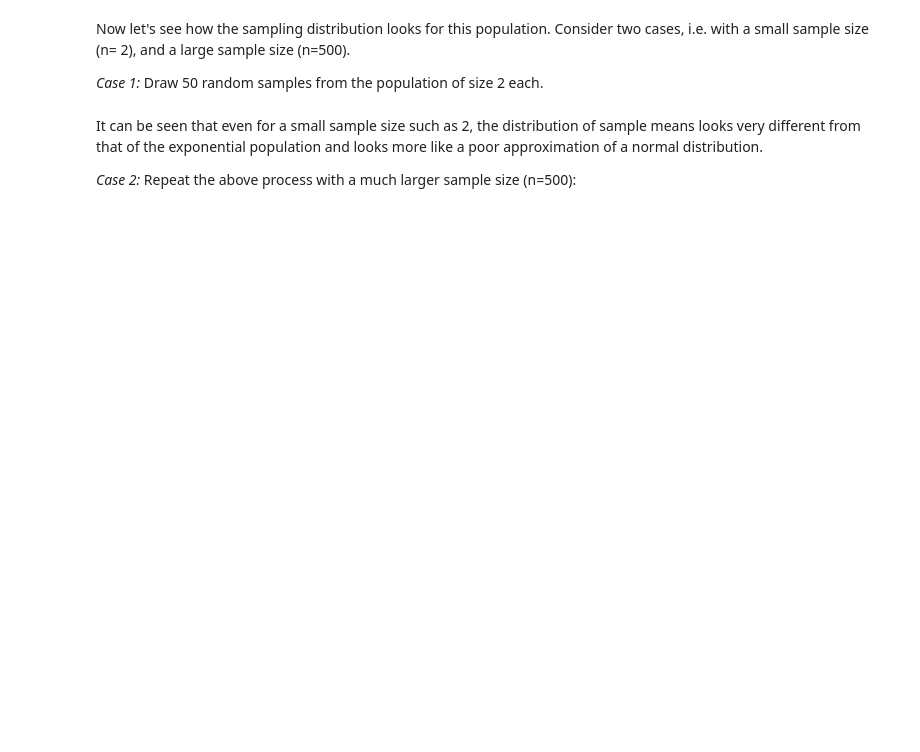
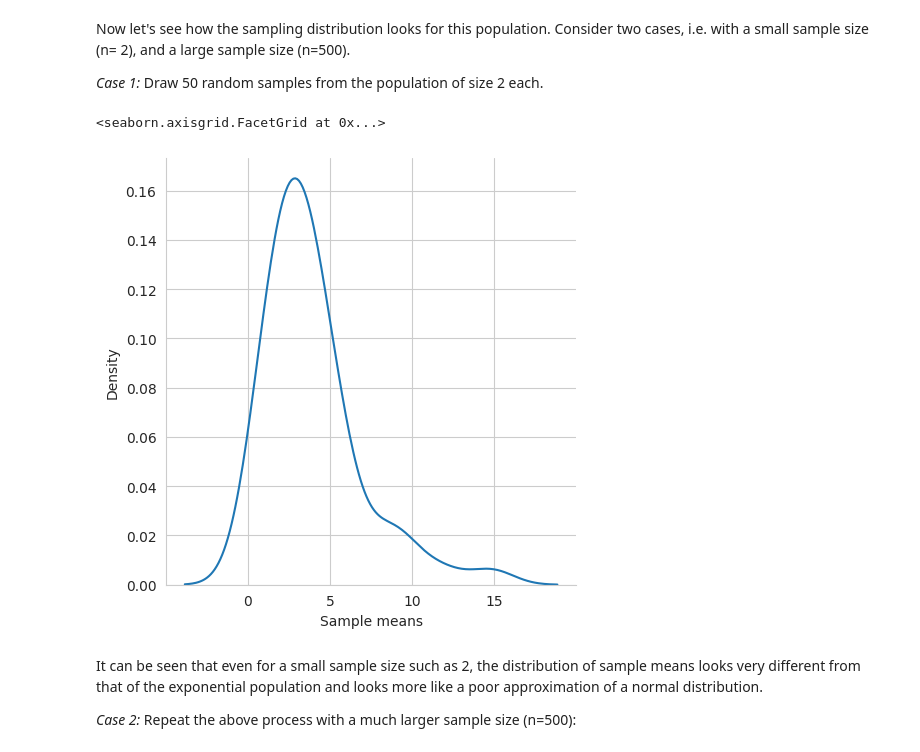
Before and after one commit to Shrutiba/iisc_cds, a Jupyter notebook: M1_AST_02_Probability_distributions_A.ipynb, the cells around one changed output. Drawn from its saved outputs; the diff is of its cells as text; code cells hidden in the pictures; blank space fills up the shorter version.

```diff
--- a/M1_AST_02_Probability_distributions_A.ipynb
+++ b/M1_AST_02_Probability_distributions_A.ipynb
@@ -446,7 +478,12 @@ df2
 # %%
 # For each of the 50 samples, the sample mean and its distribution plot is given as
 df2_sample_means = df2.mean()
 # YOUR CODE HERE for distribution plot
+df2_sm = pd.DataFrame(df2_sample_means,columns=['Sample means'])
+sns.displot(df2_sm,x='Sample means',kind='kde')
+# %% [output]
+<seaborn.axisgrid.FacetGrid at 0x...>
+[figure, added]
 # %% [markdown]
 It can be seen that even for a small sample size such as 2, the distribution of sample means looks very different from that of the exponential population and looks more like a poor approximation of a normal distribution.
 
```
Also changed, not shown: parts of 18 cells of this notebook.
